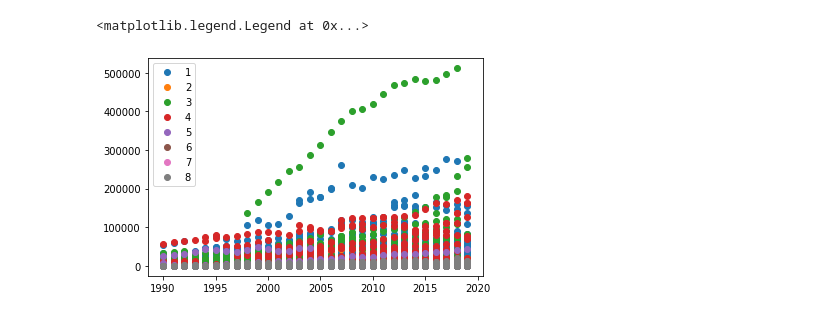
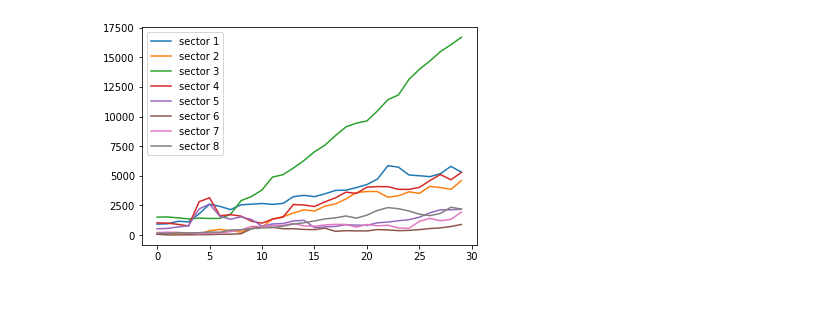
Before and after one commit to remy64x/Marketing-Project, a Jupyter notebook: not_autistic_graphing.ipynb, the cells around one changed output. Saved outputs shown, nothing was run; the diff lists cells and outputs as text; code cells hidden in the pictures.

```diff
--- a/not_autistic_graphing.ipynb
+++ b/not_autistic_graphing.ipynb
@@ -7,8 +23,11 @@ df = pd.read_csv("Marketing Insight.csv")
-# %%
-groups = df.groupby("sector")
-for name, group in groups:
-    plt.plot(group["year"], group["sales"], marker="o", linestyle="", label=name)
-plt.legend()
-# %% [output]
-<matplotlib.legend.Legend at 0x...>
-[figure, removed]
+# %%
+for i in range(1,9):
+    data = df[df["sector"] == i]
+    means = []
+    for j in range(1990, 2020):
+        year_data = data[data["year"] == j]["sales"]
+        means.append(np.mean(year_data))
+    plt.plot(means, label = f"sector {i}")
+    plt.legend()
+# %% [output]
+[figure, added]
```
Also changed, not shown: parts of 4 cells of this notebook, 1 other file.
